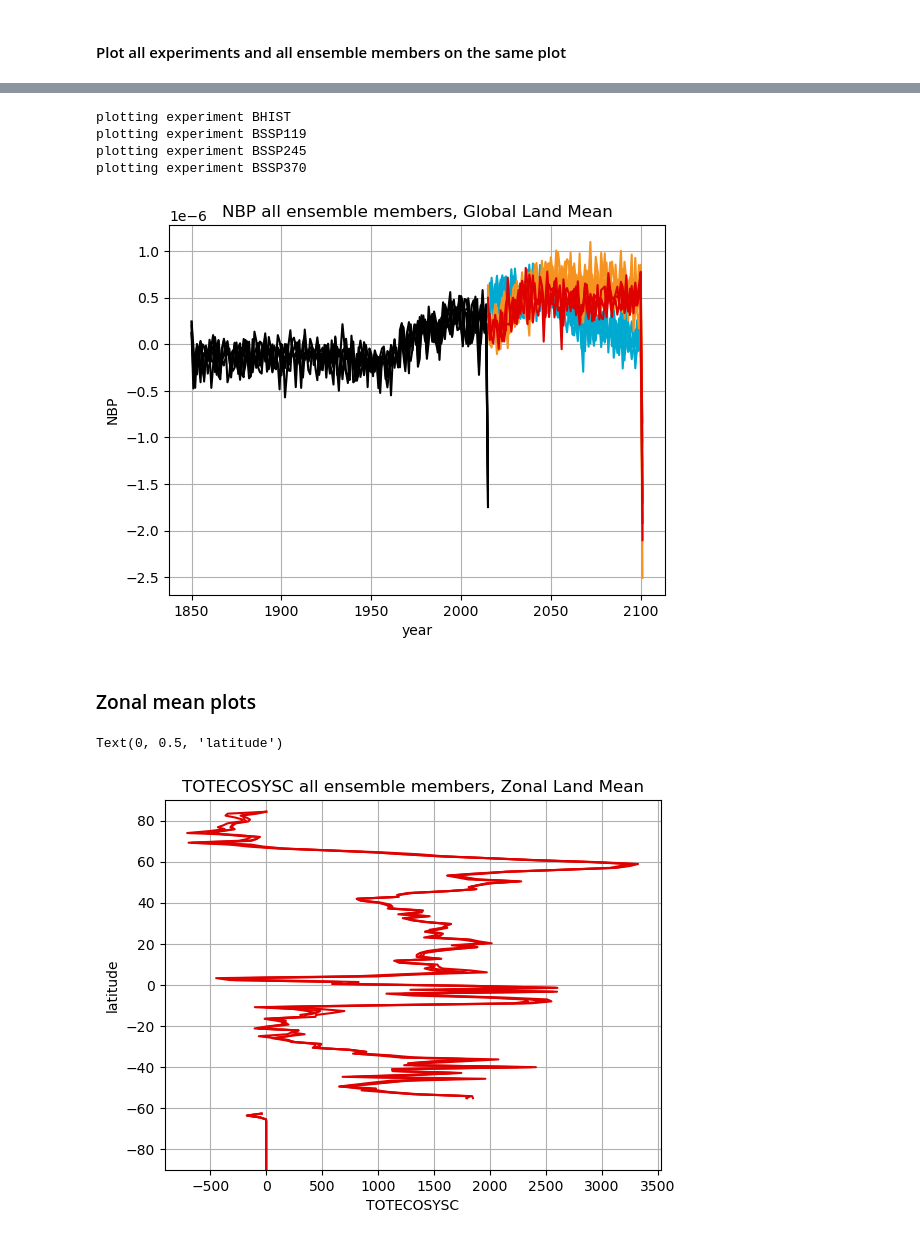
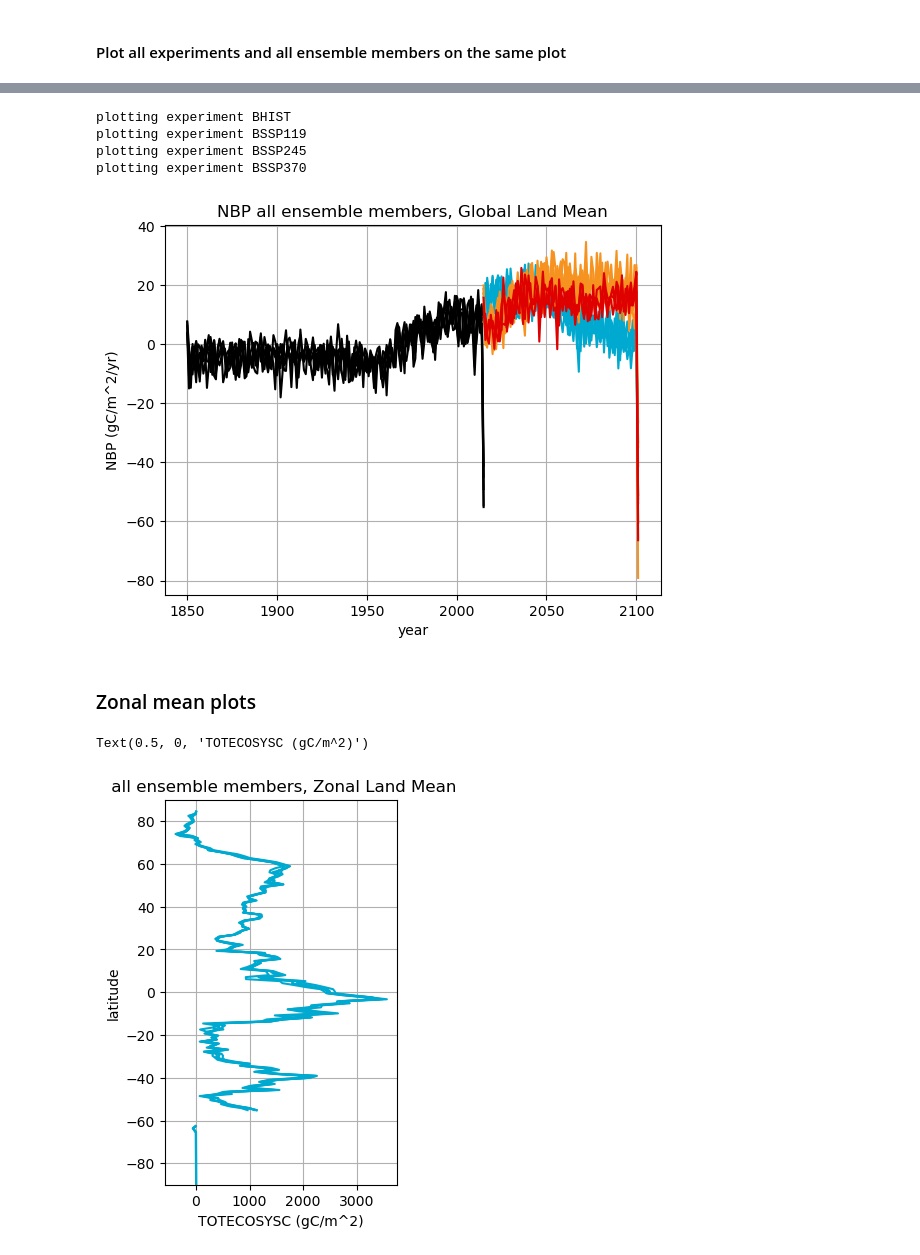
Before and after one commit to NCAR/CESM-emission-driven-run-tutorial, a Jupyter notebook: analysis_notebooks/land_carbon_analysis.ipynb, the cells around one changed output, grey strips where cells are left out. Drawn from its saved outputs; the diff is of its cells as text; code cells hidden in the pictures.

Commit message:
updated units in land

```diff
--- a/analysis_notebooks/land_carbon_analysis.ipynb
+++ b/analysis_notebooks/land_carbon_analysis.ipynb
@@ -204,3 +201,14 @@ landarea = (ds_r.area*ds_r.landfrac)
+# %%
+# save the land area for this grid in ds_ens
+# use it to multiply per area numbers by total land area to get gobal sum
+# original variable is in km2, convert to m2
+globallandarea = (ds_r.area*ds_r.landfrac).sum().values.item()*1e6
+
+# to convert units from gC to PgC use *1e-15
+gCtoPgC = 1e-15
+
+# to convert from per second to per year use *(60*60*24*365)
+speryr=(60*60*24*365)
 # %%
 ds_r
 # %% [output]
@@ -505,12 +517,12 @@ for ensm in range(ensnumlist[c]+1): # select an ensemble member
     glob_mean = area_weighted_gobal_average(ds,var)
 
     #average from monthly to annual resolution and plot
-    glob_annual_mean = glob_mean.groupby(ds['time.year']).mean(dim='time')
+    glob_annual_mean = glob_mean.groupby(ds['time.year']).mean(dim='time')*gCtoPgC*globallandarea
 
     glob_annual_mean.plot(ax=axis, color=colorlist[c])
 
-plt.title(casenameshort +' ' +var +' all ensemble members, Global Land Mean')
-plt.ylabel(var)
+plt.title(casenameshort +' ' +var +' all ensemble members, Global Land Total')
+plt.ylabel(var +' (PgC)')
 plt.grid()
 # %% [output]
 plotting experiment BHIST
@@ -543,12 +555,12 @@ for c in range(len(casenamelist)): # select an experiment
         glob_mean = area_weighted_gobal_average(ds,var)
 
         #average from monthly to annual resolution and plot
-        glob_annual_mean = glob_mean.groupby(ds['time.year']).mean(dim='time')
+        glob_annual_mean = glob_mean.groupby(ds['time.year']).mean(dim='time')*gCtoPgC*globallandarea
 
         glob_annual_mean.plot(ax=axis, color=colorlist[c])
 
-plt.title(var +' all ensemble members, Global Land Mean')
-plt.ylabel(var)
+plt.title(var +' all ensemble members, Global Land Total')
+plt.ylabel(var +' (PgC)')
 plt.grid()
 # %% [output]
 plotting experiment BHIST
@@ -582,57 +594,58 @@ for c in range(len(casenamelist)): # select an experiment
         glob_mean = area_weighted_gobal_average(ds,var)
 
         #average from monthly to annual resolution and plot
-        glob_annual_mean = glob_mean.groupby(ds['time.year']).mean(dim='time')
+        glob_annual_mean = glob_mean.groupby(ds['time.year']).mean(dim='time')*speryr
 
         glob_annual_mean.plot(ax=axis, color=colorlist[c])
 
 plt.title(var +' all ensemble members, Global Land Mean')
-plt.ylabel(var)
+plt.ylabel(var +' (gC/m^2/yr)')
 plt.grid()
 # %% [output]
 plotting experiment BHIST
 plotting experiment BSSP119
 plotting experiment BSSP245
 plotting experiment BSSP370
-[figure, old version]
+[figure, new version]
 # %% [markdown]
 ### Zonal mean plots
 # %%
 # all ensemble members for one experiment
 
 var = 'TOTECOSYSC'
-
+c=1
 
 # the years specified here assume a historical run - needs to be modified for a future run
 if c==0: #historical experiment
     endyear = 2015
     startyear = 1850
 else: #future experiment
     endyear = 2100
     startyear = 2016
 
-fig, axis = plt.subplots(1, 1) # initialize a figure
+fig, axis = plt.subplots(1, 1, figsize=(3, 5)) # initialize a figure
 
 # loop over ensemble members
 for ensm in range(ensnumlist[c]+1): # select an ensemble member
 
     casename = casenamelist[c] +str(ensm+1) #create a string of the casename
 
     ds = data_dict[casename] # retrieve the dataset from the dictionary of datasets
 
     zonal_ave=ds[var].groupby(ds['time.year']).mean(dim='time').mean(dim='lon')
 
 
     end_run = zonal_ave.sel(year=slice(endyear-20 ,endyear))
     beg_run = zonal_ave.sel(year=slice(startyear ,startyear+1))
 
     fg = (end_run.mean(dim='year') - beg_run.mean(dim='year')).plot(ax=axis,y='lat',color=colorlist[c])
 
 axis.set_ylabel('')
 plt.ylim([-90, 90])
 axis.grid(True)
-plt.title(var +' all ensemble members, Zonal Land Mean')
+plt.title(' all ensemble members, Zonal Land Mean')
 plt.ylabel('latitude')
+plt.xlabel( var +' (gC/m^2)')
 # %% [output]
-Text(0, 0.5, 'latitude')
+Text(0.5, 0, 'TOTECOSYSC (gC/m^2)')
-[figure, old version]
+[figure, new version]
```
Also changed, not shown: parts of 10 cells of this notebook.
